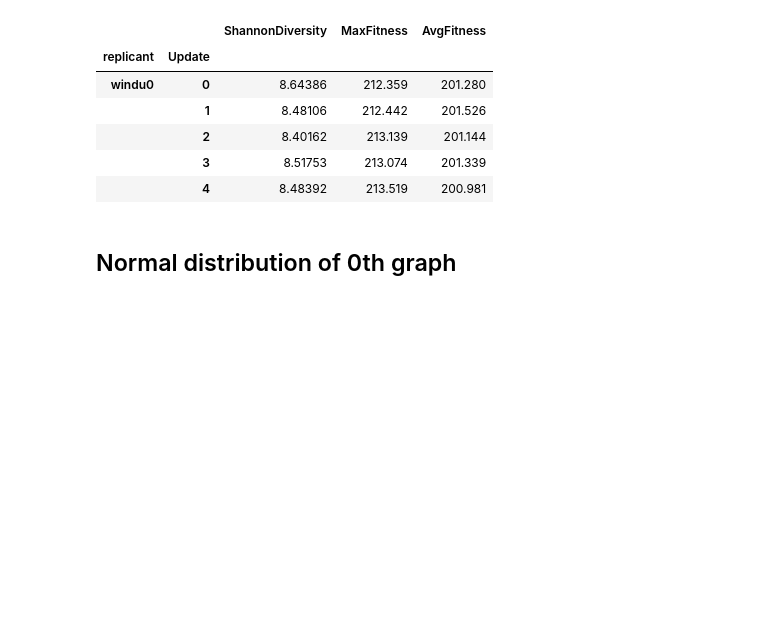
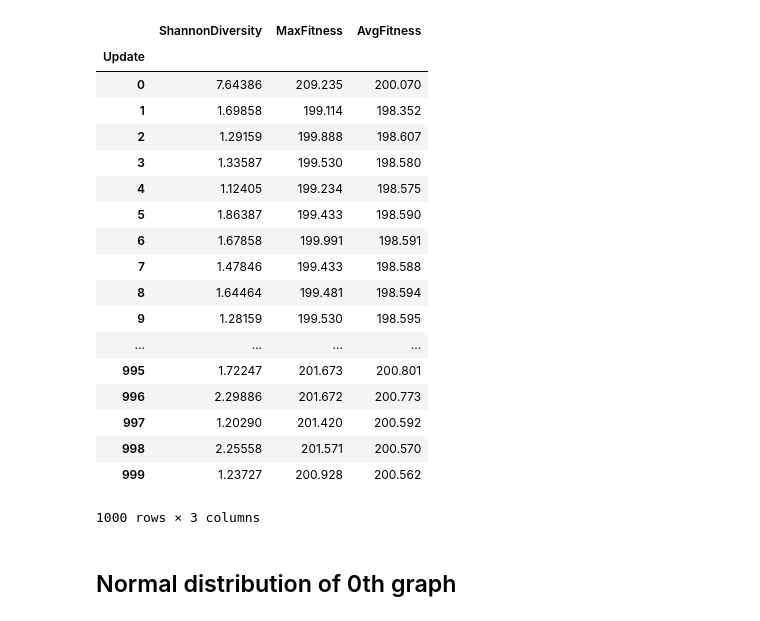
Before and after one commit to devosoft/Empirical, a Jupyter notebook: examples/evo/replica_runs_analysis.ipynb, the cells around one changed output. Saved outputs shown, nothing was run; the diff lists cells and outputs as text; code cells hidden in the pictures; blank space fills up the shorter version.

```diff
--- a/examples/evo/replica_runs_analysis.ipynb
+++ b/examples/evo/replica_runs_analysis.ipynb
@@ -1,30 +1,42 @@
 # %%
 import pandas as pd
 loaded_files = []
-prefix = "windu"
+prefix = "obi-wan"
 num_files = 5
 headers = ["{0}{1}".format(prefix, i) for i in range(num_files)]
 for i in range(num_files):
     moo = pd.read_csv("./runs/{0}{1}".format(prefix, i))
     moo['replicant'] = "{0}{1}".format(prefix, i)
     moo.set_index(["replicant"])
     loaded_files.append(moo)
 
 loaded_files[0]
 
 squish = pd.concat(loaded_files, axis=0)
 #squish
 squish = squish.set_index(["replicant", "Update"])
-squish.head()
+squish.loc["obi-wan1"]
 #squish.loc["{}0".format(prefix)]
 # %% [output]
-|  |  | ShannonDiversity | MaxFitness | AvgFitness |
-| replicant | Update |  |  |  |
-| windu0 | 0 | 8.64386 | 212.359 | 201.280 |
-|  | 1 | 8.48106 | 212.442 | 201.526 |
-|  | 2 | 8.40162 | 213.139 | 201.144 |
-|  | 3 | 8.51753 | 213.074 | 201.339 |
-|  | 4 | 8.48392 | 213.519 | 200.981 |
+|  | ShannonDiversity | MaxFitness | AvgFitness |
+| Update |  |  |  |
+| 0 | 7.64386 | 209.235 | 200.070 |
+| 1 | 1.69858 | 199.114 | 198.352 |
+| 2 | 1.29159 | 199.888 | 198.607 |
+| 3 | 1.33587 | 199.530 | 198.580 |
+| 4 | 1.12405 | 199.234 | 198.575 |
+| 5 | 1.86387 | 199.433 | 198.590 |
+| 6 | 1.67858 | 199.991 | 198.591 |
+| 7 | 1.47846 | 199.433 | 198.588 |
+| 8 | 1.64464 | 199.481 | 198.594 |
+| 9 | 1.28159 | 199.530 | 198.595 |
+| ... | ... | ... | ... |
+| 995 | 1.72247 | 201.673 | 200.801 |
+| 996 | 2.29886 | 201.672 | 200.773 |
+| 997 | 1.20290 | 201.420 | 200.592 |
+| 998 | 2.25558 | 201.571 | 200.570 |
+| 999 | 1.23727 | 200.928 | 200.562 |
+1000 rows × 3 columns
 # %% [markdown]
 Normal distribution of 0th graph
 --------------------------------
```
Also changed, not shown: parts of 7 cells of this notebook, 2 other files.
